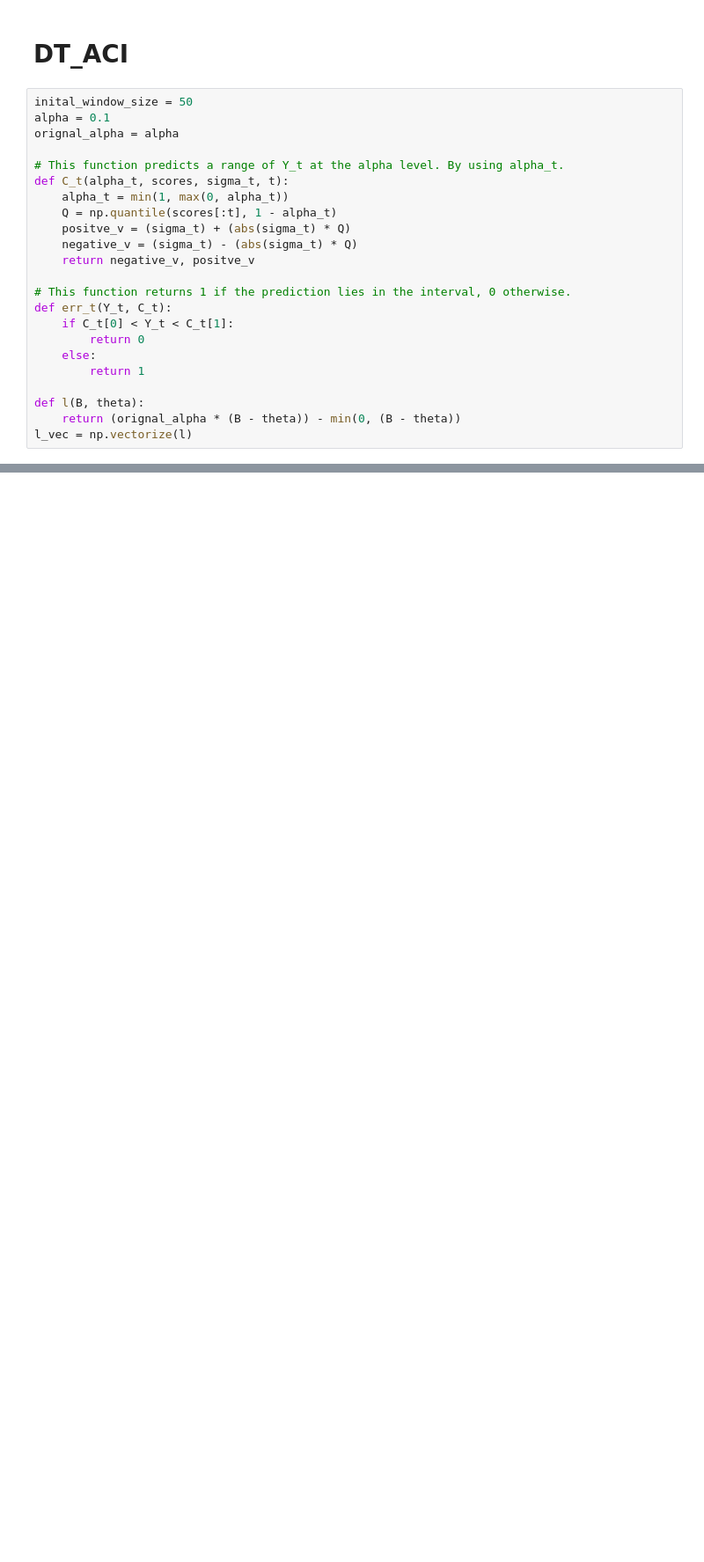
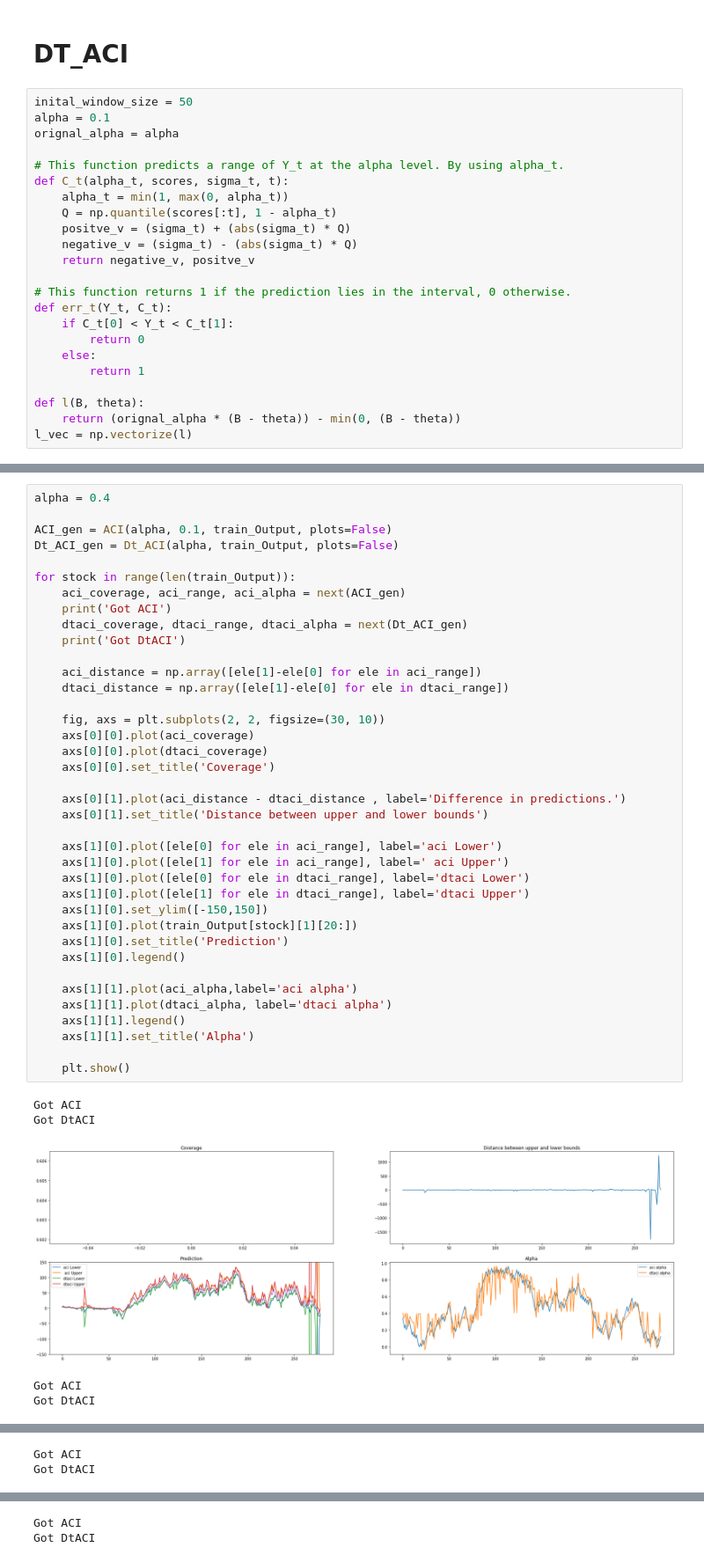
Before and after one commit to chrisjwheeler/ConformalProject, a Jupyter notebook: Adapted_Conformal_Prediction/DtACI_vs_ACI.ipynb, the cells around one changed output, grey strips where cells are left out. Shown at 88% size. Drawn from its saved outputs; the diff is of its cells as text; blank space fills up the shorter version.

```diff
--- a/Adapted_Conformal_Prediction/DtACI_vs_ACI.ipynb
+++ b/Adapted_Conformal_Prediction/DtACI_vs_ACI.ipynb
@@ -283,0 +248,44 @@ ACI(0.1, 0.05, train_Output)
+# %%
+alpha = 0.4
+
+ACI_gen = ACI(alpha, 0.1, train_Output, plots=False)
+Dt_ACI_gen = Dt_ACI(alpha, train_Output, plots=False)
+
+for stock in range(len(train_Output)):
+    aci_coverage, aci_range, aci_alpha = next(ACI_gen)
+    print('Got ACI')
+    dtaci_coverage, dtaci_range, dtaci_alpha = next(Dt_ACI_gen)
+    print('Got DtACI')
+
+    aci_distance = np.array([ele[1]-ele[0] for ele in aci_range])
+    dtaci_distance = np.array([ele[1]-ele[0] for ele in dtaci_range])
+
+    fig, axs = plt.subplots(2, 2, figsize=(30, 10))
+    axs[0][0].plot(aci_coverage)
+    axs[0][0].plot(dtaci_coverage)
+    axs[0][0].set_title('Coverage')
+
+    axs[0][1].plot(aci_distance - dtaci_distance , label='Difference in predictions.')
+    axs[0][1].set_title('Distance between upper and lower bounds')
+
+    axs[1][0].plot([ele[0] for ele in aci_range], label='aci Lower')
+    axs[1][0].plot([ele[1] for ele in aci_range], label=' aci Upper')
+    axs[1][0].plot([ele[0] for ele in dtaci_range], label='dtaci Lower')
+    axs[1][0].plot([ele[1] for ele in dtaci_range], label='dtaci Upper')
+    axs[1][0].set_ylim([-150,150])
+    axs[1][0].plot(train_Output[stock][1][20:])
+    axs[1][0].set_title('Prediction')
+    axs[1][0].legend()
+
+    axs[1][1].plot(aci_alpha,label='aci alpha')
+    axs[1][1].plot(dtaci_alpha, label='dtaci alpha')
+    axs[1][1].legend()
+    axs[1][1].set_title('Alpha')
+
+    plt.show()
+# %% [output]
+Got ACI
+Got DtACI
+[figure, added]
+Got ACI
+Got DtACI
@@ -283,0 +293,2 @@ ACI(0.1, 0.05, train_Output)
+Got ACI
+Got DtACI
@@ -283,0 +296,2 @@ ACI(0.1, 0.05, train_Output)
+Got ACI
+Got DtACI
```
Also changed, not shown: parts of 7 cells of this notebook.
